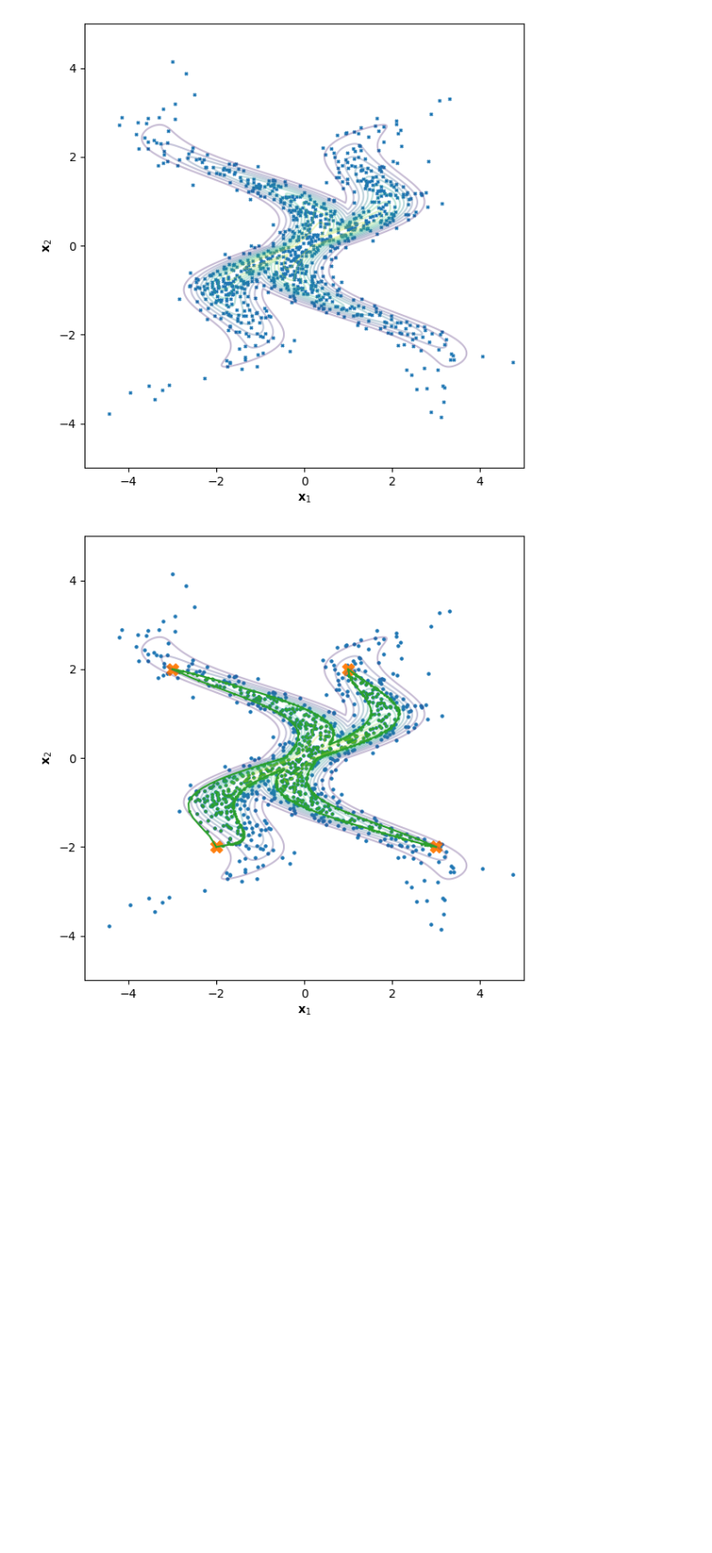
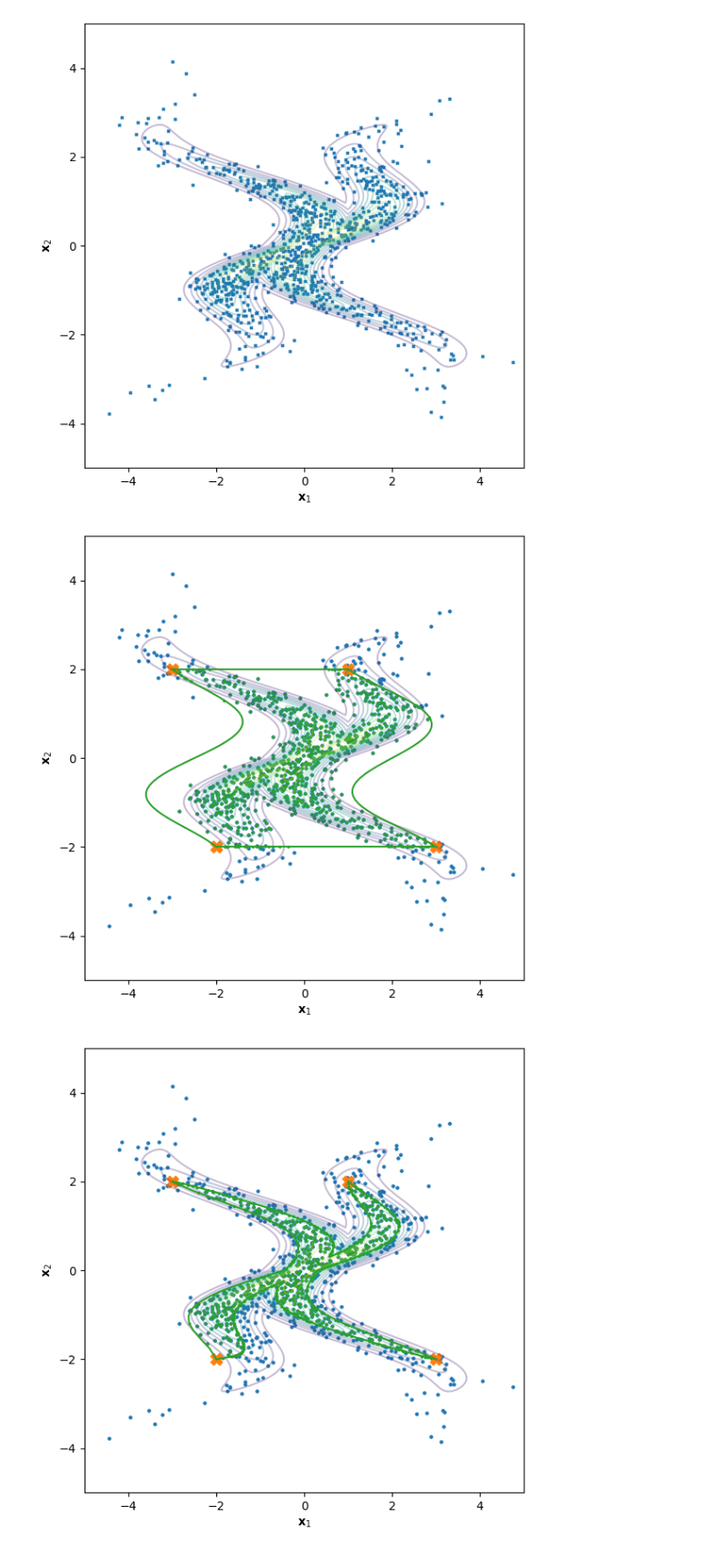
Before and after one commit to wdiepeveen/Riemannian-Archetypal-Analysis, a Jupyter notebook: river_cross_starflow.ipynb, the cells around one changed output. Shown at 89% size. Saved outputs shown, nothing was run; the diff lists cells and outputs as text; code cells hidden in the pictures; blank space fills up the shorter version.

```diff
--- a/river_cross_starflow.ipynb
+++ b/river_cross_starflow.ipynb
@@ -49,15 +49,18 @@ plt.show()
 # %% [output]
 [figure]
 # %%
+phi = TransformVectorDiffeomorphism(2, star_flow._transform)
 phi_chi = StarFlowVectorDiffeomorphism(2, star_flow)
 psi = ConcaveVectorDiffeomorphism(2, LogConcave(a=10.))
 Omega = CompositionDiffeomorphism([phi_chi, psi])
 
 # pullback manifolds
+phi_manifold = StandardPullbackVectorEuclidean(phi)
 phi_chi_manifold = StandardPullbackVectorEuclidean(phi_chi)
 Omega_manifold = StandardPullbackVectorEuclidean(Omega)
 
 # iso pullback manifolds
+iso_phi_manifold = l2IsometrizedVectorEuclidean(phi_manifold)
 iso_phi_chi_manifold = l2IsometrizedVectorEuclidean(phi_chi_manifold)
 iso_Omega_manifold = l2IsometrizedVectorEuclidean(Omega_manifold)
 # %%
@@ -181,33 +184,55 @@ plt.show()
 [figure]
 # %%
 # construct RAM
-ram = RiemannianArchetypalMapping(Omega_manifold, archetypes)
+phi_ram = RiemannianArchetypalMapping(phi_manifold, archetypes)
+Omega_ram = RiemannianArchetypalMapping(Omega_manifold, archetypes)
 # %%
 with torch.no_grad():
     # project data
-    projected_data = ram.forward(data)
+    phi_ram_projected_data = phi_ram.forward(data)
+    Omega_ram_projected_data = Omega_ram.forward(data)
 
     # compute enclosing geodesics
-    geodesics = torch.zeros(4, 50, 2)
+    phi_geodesics = torch.zeros(4, 50, 2)
+    Omega_geodesics = torch.zeros(4, 50, 2)
     t = torch.linspace(0, 1, 50)
     for i in range(4):
-        geodesics[i] = Omega_manifold.geodesic(archetypes[i][None,None], archetypes[(i+1)%4][None,None], t)[0,0]
+        phi_geodesics[i] = phi_manifold.geodesic(archetypes[i][None,None], archetypes[(i+1)%4][None,None], t)[0,0]
+        Omega_geodesics[i] = Omega_manifold.geodesic(archetypes[i][None,None], archetypes[(i+1)%4][None,None], t)[0,0]
 
 # plot projected data
 plt.figure(figsize=(6, 6))
 plt.contour(X.numpy(), Y.numpy(), log_probs_multi.numpy(), levels=10, cmap='viridis', alpha=0.3)
 plt.scatter(data[:, 0].numpy(), data[:, 1].numpy(), color=plt.cm.tab10(0), marker='o', s=5)
 for i in range(4):
-    plt.plot(geodesics[i,:,0].numpy(), geodesics[i,:,1].numpy(), color=plt.cm.tab10(2))
-plt.scatter(projected_data[:, 0].numpy(), projected_data[:, 1].numpy(), color=plt.cm.tab10(2), marker='o', s=2.5)
+    plt.plot(phi_geodesics[i,:,0].numpy(), phi_geodesics[i,:,1].numpy(), color=plt.cm.tab10(2))
+plt.scatter(phi_ram_projected_data[:, 0].numpy(), phi_ram_projected_data[:, 1].numpy(), color=plt.cm.tab10(2), marker='o', s=2.5)
 for i in range(4):
     plt.scatter(archetypes[i, 0].numpy(), archetypes[i, 1].numpy(), color=plt.cm.tab10(1), marker='X', s=100)
 plt.xlabel(r'$\mathbf{x}_1$')
 plt.ylabel(r'$\mathbf{x}_2$')
 plt.xlim(-5, 5)
 plt.ylim(-5, 5)
 plt.tight_layout()
-plt.savefig(os.path.join(results_folder, "samples_ram_projected.png"))
+plt.savefig(os.path.join(results_folder, "samples_phi_ram_projected.png"))
 plt.show()
+
+# plot projected data
+plt.figure(figsize=(6, 6))
+plt.contour(X.numpy(), Y.numpy(), log_probs_multi.numpy(), levels=10, cmap='viridis', alpha=0.3)
+plt.scatter(data[:, 0].numpy(), data[:, 1].numpy(), color=plt.cm.tab10(0), marker='o', s=5)
+for i in range(4):
+    plt.plot(Omega_geodesics[i,:,0].numpy(), Omega_geodesics[i,:,1].numpy(), color=plt.cm.tab10(2))
+plt.scatter(Omega_ram_projected_data[:, 0].numpy(), Omega_ram_projected_data[:, 1].numpy(), color=plt.cm.tab10(2), marker='o', s=2.5)
+for i in range(4):
+    plt.scatter(archetypes[i, 0].numpy(), archetypes[i, 1].numpy(), color=plt.cm.tab10(1), marker='X', s=100)
+plt.xlabel(r'$\mathbf{x}_1$')
+plt.ylabel(r'$\mathbf{x}_2$')
+plt.xlim(-5, 5)
+plt.ylim(-5, 5)
+plt.tight_layout()
+plt.savefig(os.path.join(results_folder, "samples_Omega_ram_projected.png"))
+plt.show()
 # %% [output]
-[figure, old version]
+[figure, new version]
+[figure, added]
```
Also changed, not shown: 30 other files.
